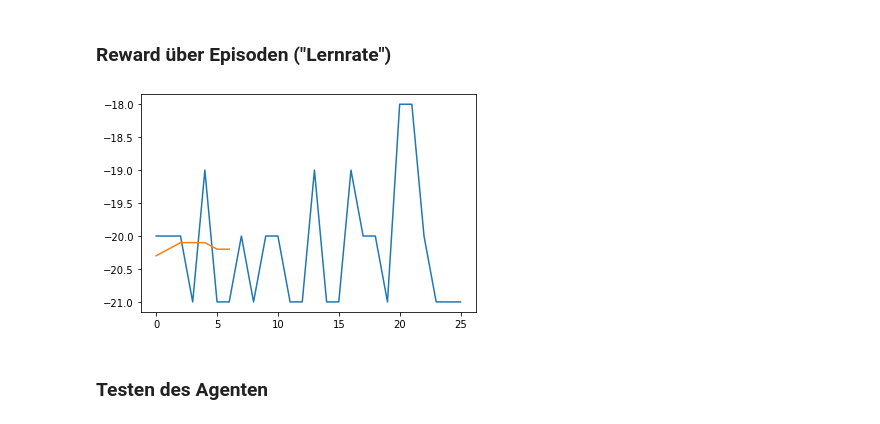
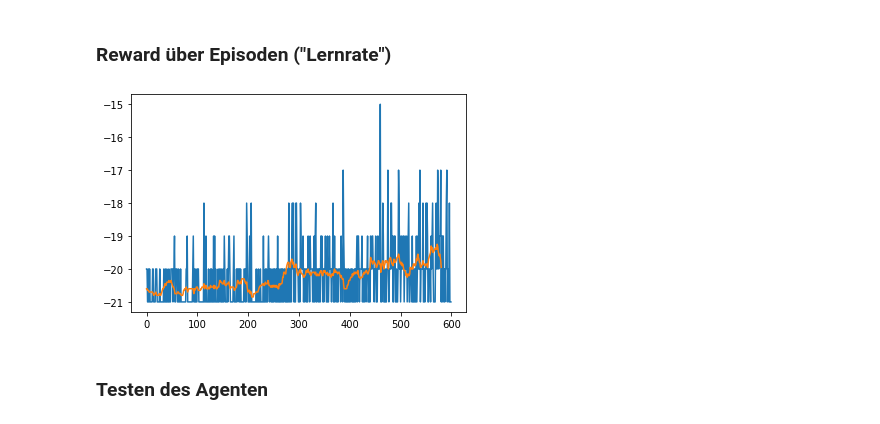
Before and after one commit to Fjoelsak/pong-from-pixels, a Jupyter notebook: scripts/pong-from-pixels.ipynb, the cells around one changed output. Drawn from its saved outputs; the diff is of its cells as text; code cells hidden in the pictures.

Commit message:
google drive zwischenspeichern hinzugefügt

```diff
--- a/scripts/pong-from-pixels.ipynb
+++ b/scripts/pong-from-pixels.ipynb
@@ -179,0 +182,4 @@ def policy_backward(eph, epx, epdlogp):
+# %%
+from google.colab import drive
+drive.mount('/content/gdrive')
+Path = F"/content/gdrive/My Drive/"
@@ -203,7 +211,8 @@ render = False # render video output?
 # model initialization
 D = 75 * 80 # input dimensionality: 75x80 grid
 if resume:
-  model = pickle.load(open('save.p', 'rb'))
+  model = pickle.load(open(Path+'PG-agent-pong.p', 'rb'))
+  reward_overTime = pickle.load(open(Path+'PG-agent-pong-RoT.p', 'rb'))
 else:
   model = {}
   model['W1'] = np.random.randn(H,D) / np.sqrt(D) # "Xavier" initialization - Shape will be H x D (H x 6000) normalized with sqrt(D)
@@ -285,7 +294,9 @@ while episode_number < 10000:
     running_reward = reward_sum if running_reward is None else running_reward * 0.99 + reward_sum * 0.01
     if episode_number % 10 == 0: print ('episode_number', episode_number, 'resetting env. episode reward total was %f. running mean: %f' % (reward_sum, running_reward))
     reward_overTime.append(reward_sum)
-    if episode_number % 200 == 0: pickle.dump(model, open('save.p', 'wb'))
+    if episode_number % 200 == 0:
+      pickle.dump(model, open(Path+'PG-agent-pong.p', 'wb'))
+      pickle.dump(reward_overTime, open(Path+'PG-agent-pong-RoT.p', 'rb'))
     reward_sum = 0
     observation = env.reset() # reset env
     prev_x = None
@@ -315,13 +326,17 @@ episode_number 390 resetting env. episode reward total was -18.000000. running m
 # %% [markdown]
 ### Reward über Episoden ("Lernrate")
 # %%
+import matplotlib.pyplot as plt
+
+reward_overTime = pickle.load(open(Path+'PG-agent-pong-RoT.p', 'rb'))
+
 window = 20
 episodes = len(reward_overTime)
 plt.plot(reward_overTime[:episodes])
 plt.plot(np.convolve(reward_overTime[:episodes], np.ones((window,))/window, mode='valid'))
 plt.show()
 # %% [output]
-[figure, old version]
+[figure, new version]
 # %% [markdown]
 ### Testen des Agenten
 # %%
```
Also changed, not shown: parts of 2 cells of this notebook.
